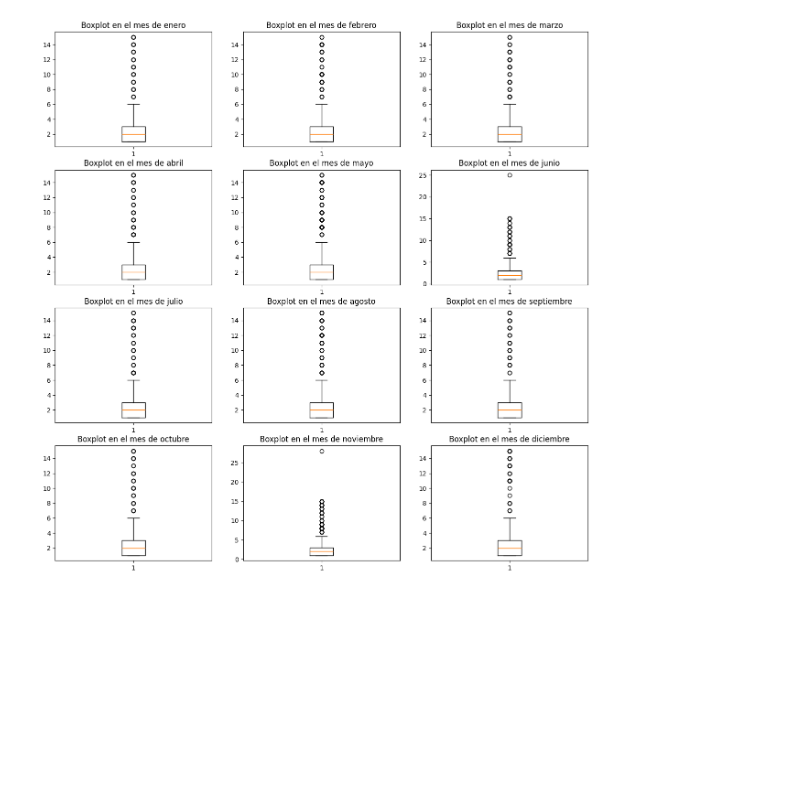
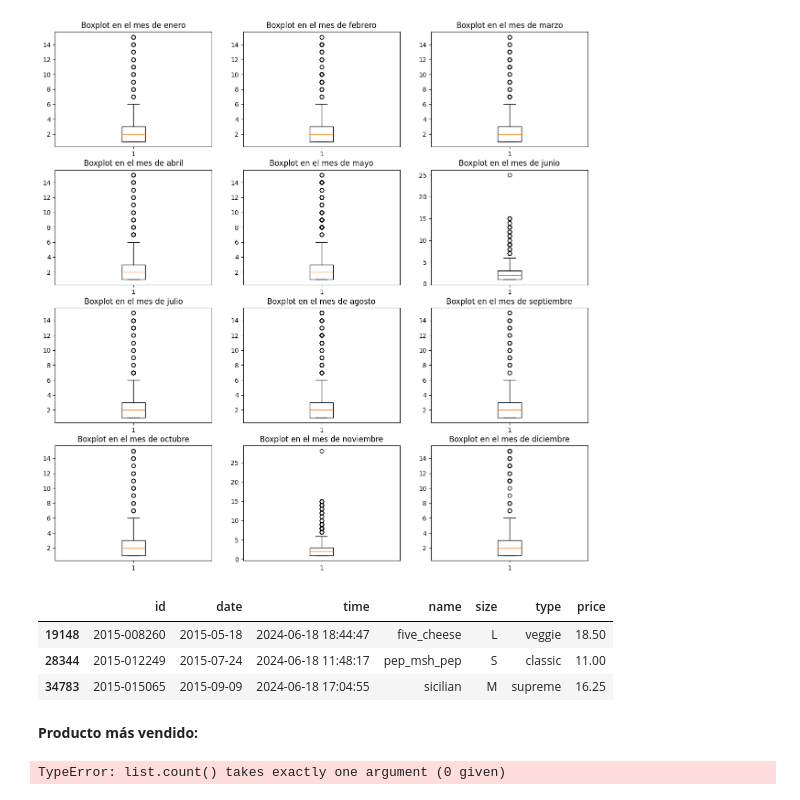
Before and after one commit to DJChincuini/PizzaParty__DataAnalytics-and-IA, a Jupyter notebook: Informe EDA.ipynb, the cells around one changed output. Drawn from its saved outputs; the diff is of its cells as text; code cells hidden in the pictures; blank space fills up the shorter version.

Commit message:
Valores en la columna name

```diff
--- a/Informe EDA.ipynb
+++ b/Informe EDA.ipynb
@@ -110,3 +110,23 @@ for x in range(4):
 plt.show() # Enseño el gráfico
 # %% [output]
 [figure]
+# %%
+df.sample(3)
+# %% [output]
+|  | id | date | time | name | size | type | price |
+| 19148 | 2015-008260 | 2015-05-18 | 2024-06-18 18:44:47 | five_cheese | L | veggie | 18.50 |
+| 28344 | 2015-012249 | 2015-07-24 | 2024-06-18 11:48:17 | pep_msh_pep | S | classic | 11.00 |
+| 34783 | 2015-015065 | 2015-09-09 | 2024-06-18 17:04:55 | sicilian | M | supreme | 16.25 |
+# %% [markdown]
+**Producto más vendido:**
+# %%
+p = []
+for item in df['name']:
+    if item != p:
+        p.append(item)
+    else:
+        pass
+
+p.count()
+# %% [output]
+TypeError: list.count() takes exactly one argument (0 given)
```
